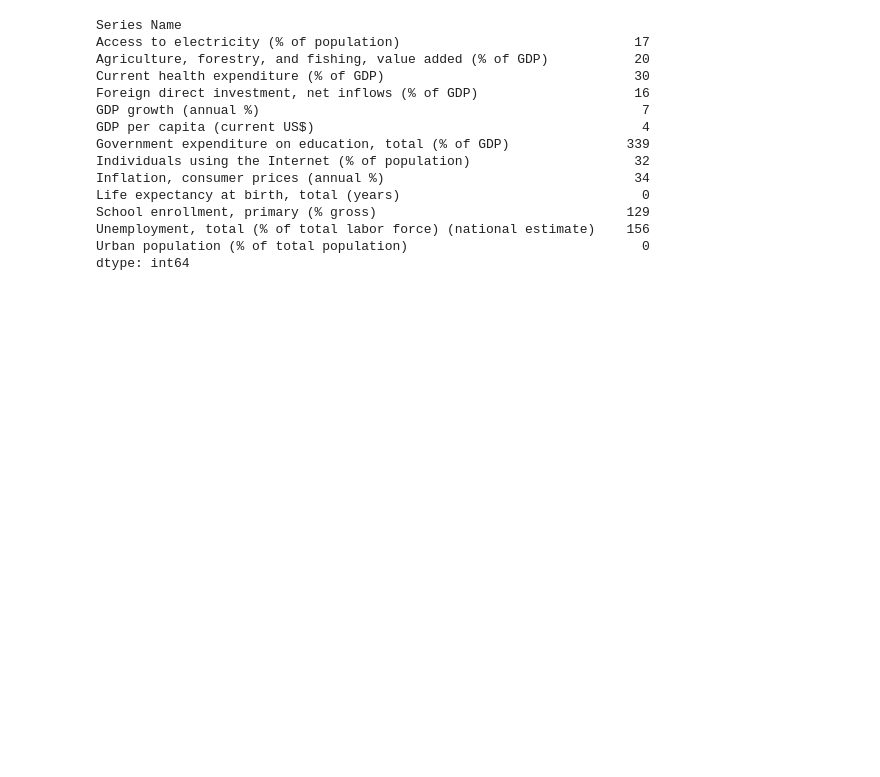
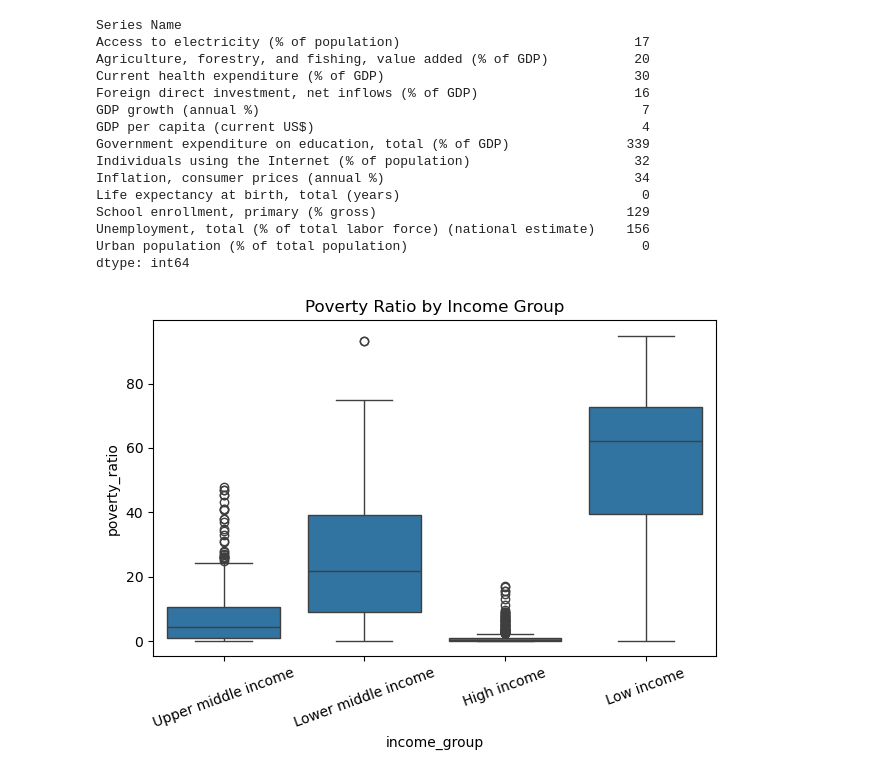
Before and after one commit to teniolaiji/MLSummative-_Regression-Analysis, a Jupyter notebook: Cleaning.ipynb, the cells around one changed output. Cells and saved outputs as stored; diff of their text form; code cells hidden in the pictures; blank space fills up the shorter version.

```diff
--- a/Cleaning.ipynb
+++ b/Cleaning.ipynb
@@ -121,5 +121,21 @@ meta = meta[meta['region'] != 'Aggregates']
 # %%
 panel_df = panel_df.merge(meta, on='country_code', how='left')
 #
+# %%
+
+plot_df = panel_df[['income_group', 'region', 'poverty_ratio']].copy()
+# %%
+import matplotlib.pyplot as plt
+import seaborn as sns
+
+income_order = ['High income', 'Upper middle income', 'Lower middle income', 'Low income']
+sns.boxplot(data=plot_df, x='income_group', y='poverty_ratio')
+plt.title('Poverty Ratio by Income Group')
+plt.xticks(rotation=20)
+plt.tight_layout()
+plt.savefig('poverty_by_income.png')
+plt.show()
+# %% [output]
+[figure, added]
 # %%
 panel_df = pd.get_dummies(panel_df, columns=['region', 'income_group'], drop_first=True)
```
Also changed, not shown: parts of 3 cells of this notebook, 5 other files.
